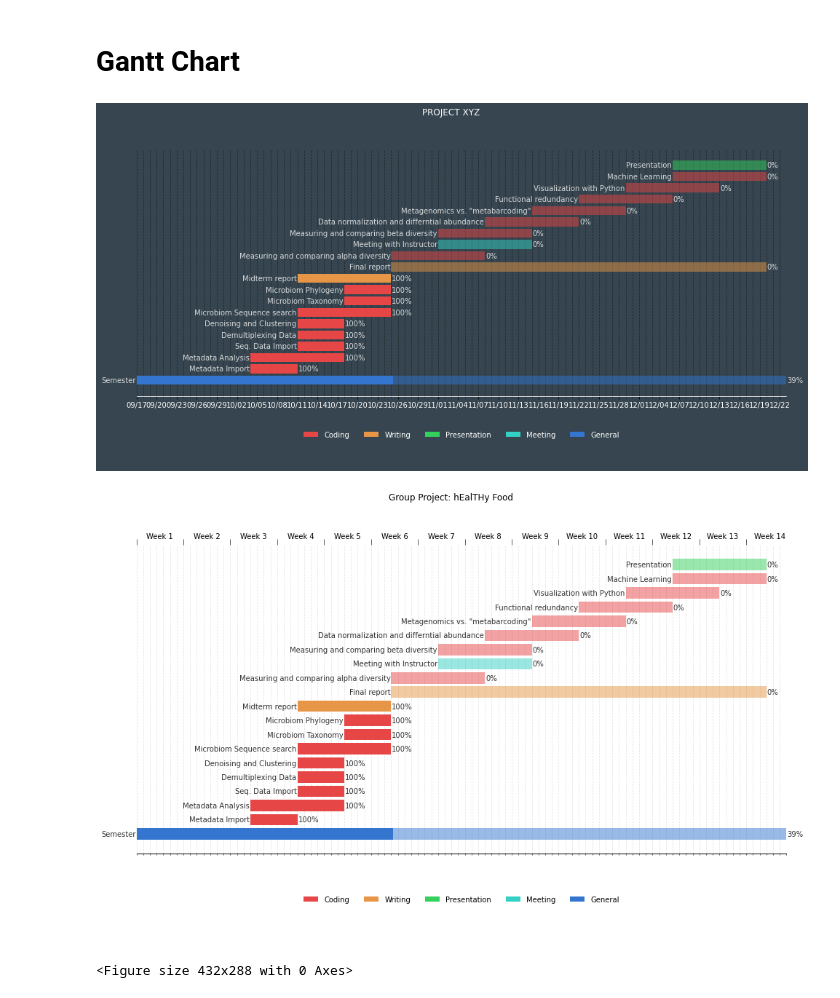
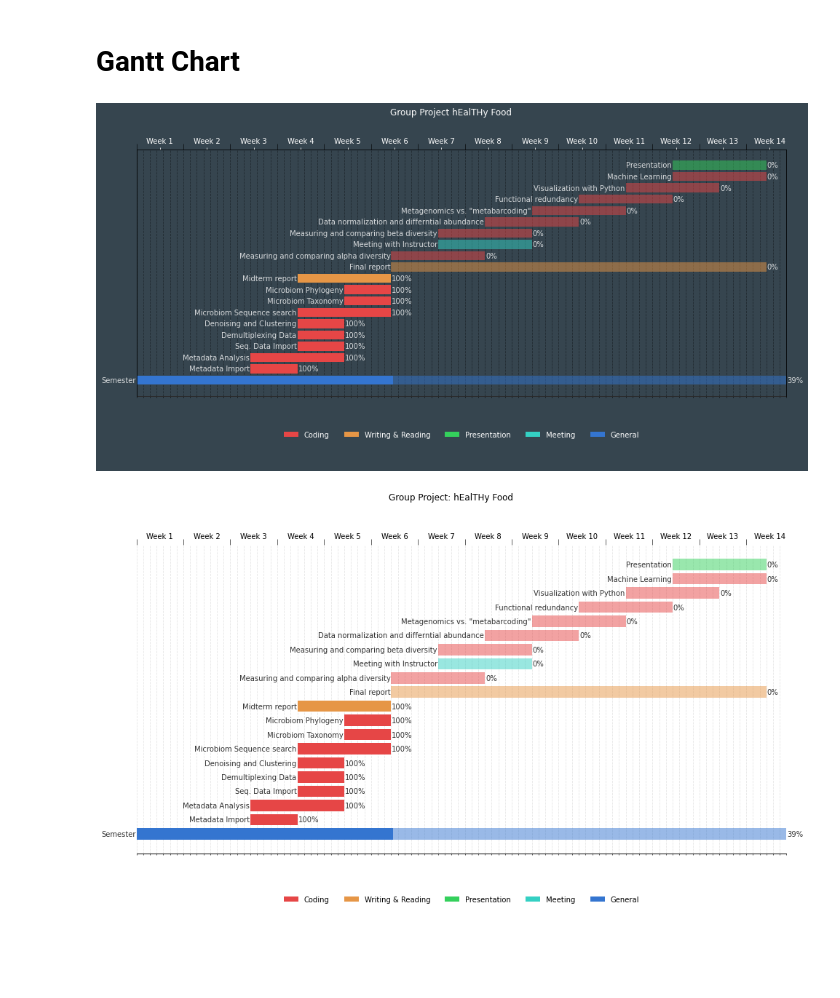
Before and after one commit to dhasanova99/HealthyFood, a Jupyter notebook: JupyterDocs/GanttChart.ipynb, the cells around one changed output. Cells and saved outputs as stored; diff of their text form; code cells hidden in the pictures.

Commit message:
little adjustments to gantt

```diff
--- a/JupyterDocs/GanttChart.ipynb
+++ b/JupyterDocs/GanttChart.ipynb
@@ -38,8 +38,8 @@ data = {'Task': {0: 'Semester',
                 6: 'Coding',
                 7: 'Coding',
                 8: 'Coding',
-                9: 'Writing',
-                10: 'Writing',
+                9: 'Writing & Reading',
+                10: 'Writing & Reading',
                 11: 'Coding',
                 12: 'Meeting',
                 13: 'Coding',
@@ -137,7 +137,7 @@ df['current_num'] = (df.days_start_to_end * df.Completion)
 
 # create a column with the color for each department
 def color(row):
-    c_dict = {'Coding':'#E64646', 'Writing':'#E69646', 'Presentation':'#34D05C', 'Meeting':'#34D0C3','General':'#3475D0'}
+    c_dict = {'Coding':'#E64646', 'Writing & Reading':'#E69646', 'Presentation':'#34D05C', 'Meeting':'#34D0C3','General':'#3475D0'}
     return c_dict[row['Department']]
 
 df['color'] = df.apply(color, axis=1)
@@ -166,45 +166,70 @@ xticks_minor = np.arange(0, df.end_num.max()+1, 1)
 ax.set_xticks(xticks)
 ax.set_xticks(xticks_minor, minor=True)
 ax.set_xticklabels(xticks_labels[::3], color='w')
+ax.set_xticks([])
 ax.set_yticks([])
 
 plt.setp([ax.get_xticklines()], color='w')
+
+# ticks top
+# create a new axis with the same y
+ax_top = ax.twiny()
+
+# align x axis
+ax.set_xlim(0, df.end_num.max())
+ax_top.set_xlim(0, df.end_num.max())
+
+# top ticks (markings)
+xticks_top_minor = np.arange(0, df.end_num.max()+1, 7)
+ax_top.set_xticks(xticks_top_minor, minor=True, color='w')
+# top ticks (label)
+xticks_top_major = np.arange(3.5, df.end_num.max()+1, 7)
+ax_top.set_xticks(xticks_top_major, minor=False, color='w')
+# week labels
+xticks_top_labels = [f"Week {i}"for i in np.arange(1, len(xticks_top_major)+1, 1)]
+ax_top.set_xticklabels(xticks_top_labels, ha='center', minor=False, color='w')
+
+# hide major tick (we only want the label)
+ax_top.tick_params(which='major', color='w')
+# increase minor ticks (to marks the weeks start and end)
+ax_top.tick_params(which='minor', length=8, color='k')
+
 
 # align x axis
 ax.set_xlim(0, df.end_num.max())
 
 # remove spines
 ax.spines['right'].set_visible(False)
 ax.spines['left'].set_visible(False)
 ax.spines['left'].set_position(('outward', 10))
 ax.spines['top'].set_visible(False)
 ax.spines['bottom'].set_color('w')
 
 
 
-plt.suptitle('Group Projec', color='w')
+plt.suptitle('Group Project hEalTHy Food', color='w')
 
 ##### LEGENDS #####
 legend_elements = [Patch(facecolor='#E64646', label='Coding'),
-                   Patch(facecolor='#E69646', label='Writing'),
+                   Patch(facecolor='#E69646', label='Writing & Reading'),
                    Patch(facecolor='#34D05C', label='Presentation'),
                    Patch(facecolor='#34D0C3', label='Meeting'),
                    Patch(facecolor='#3475D0', label='General')]
 
 legend = ax1.legend(handles=legend_elements, loc='upper center', ncol=5, frameon=False)
 plt.setp(legend.get_texts(), color='w')
 
 # clean second axis
 ax1.spines['right'].set_visible(False)
 ax1.spines['left'].set_visible(False)
 ax1.spines['top'].set_visible(False)
 ax1.spines['bottom'].set_visible(False)
 ax1.set_xticks([])
 ax1.set_yticks([])
 
 plt.savefig('figures/gantt_dark.png', facecolor='#36454F')
 # %% [output]
-[figure, old version]
+[figure, new version]
 # %%
 import pandas as pd
 import numpy as np
@@ -243,8 +268,8 @@ data = {'Task': {0: 'Semester',
                 6: 'Coding',
                 7: 'Coding',
                 8: 'Coding',
-                9: 'Writing',
-                10: 'Writing',
+                9: 'Writing & Reading',
+                10: 'Writing & Reading',
                 11: 'Coding',
                 12: 'Meeting',
                 13: 'Coding',
@@ -342,7 +367,7 @@ df['current_num'] = (df.days_start_to_end * df.Completion)
 
 # create a column with the color for each department
 def color(row):
-    c_dict = {'Coding':'#E64646', 'Writing':'#E69646', 'Presentation':'#34D05C', 'Meeting':'#34D0C3','General':'#3475D0'}
+    c_dict = {'Coding':'#E64646', 'Writing & Reading':'#E69646', 'Presentation':'#34D05C', 'Meeting':'#34D0C3','General':'#3475D0'}
     return c_dict[row['Department']]
 
 df['color'] = df.apply(color, axis=1)
@@ -410,7 +435,7 @@ plt.suptitle('Group Project: hEalTHy Food')
 
 ##### LEGENDS #####
 legend_elements = [Patch(facecolor='#E64646', label='Coding'),
-                   Patch(facecolor='#E69646', label='Writing'),
+                   Patch(facecolor='#E69646', label='Writing & Reading'),
                    Patch(facecolor='#34D05C', label='Presentation'),
                    Patch(facecolor='#34D0C3', label='Meeting'),
                    Patch(facecolor='#3475D0', label='General')]
@@ -425,8 +450,7 @@ ax1.spines['bottom'].set_visible(False)
 ax1.set_xticks([])
 ax1.set_yticks([])
 
-plt.show()
-plt.savefig('figures/gantt.png', facecolor='#36454F')
+#plt.show()
+plt.savefig('figures/gantt.png')
 # %% [output]
-[figure, old version]
+[figure, new version]
-<Figure size 432x288 with 0 Axes>
```
Also changed, not shown: 2 other files.
